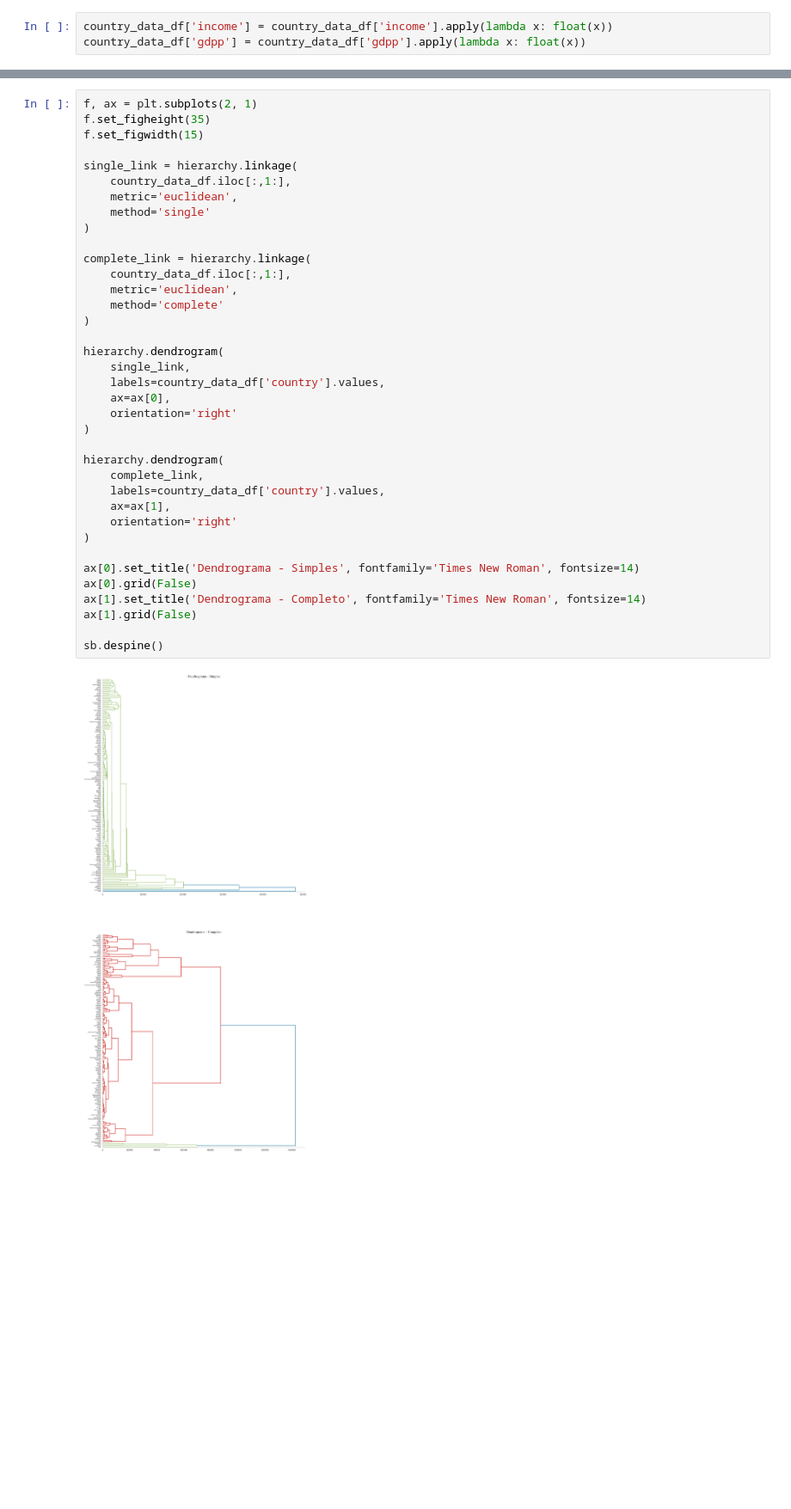
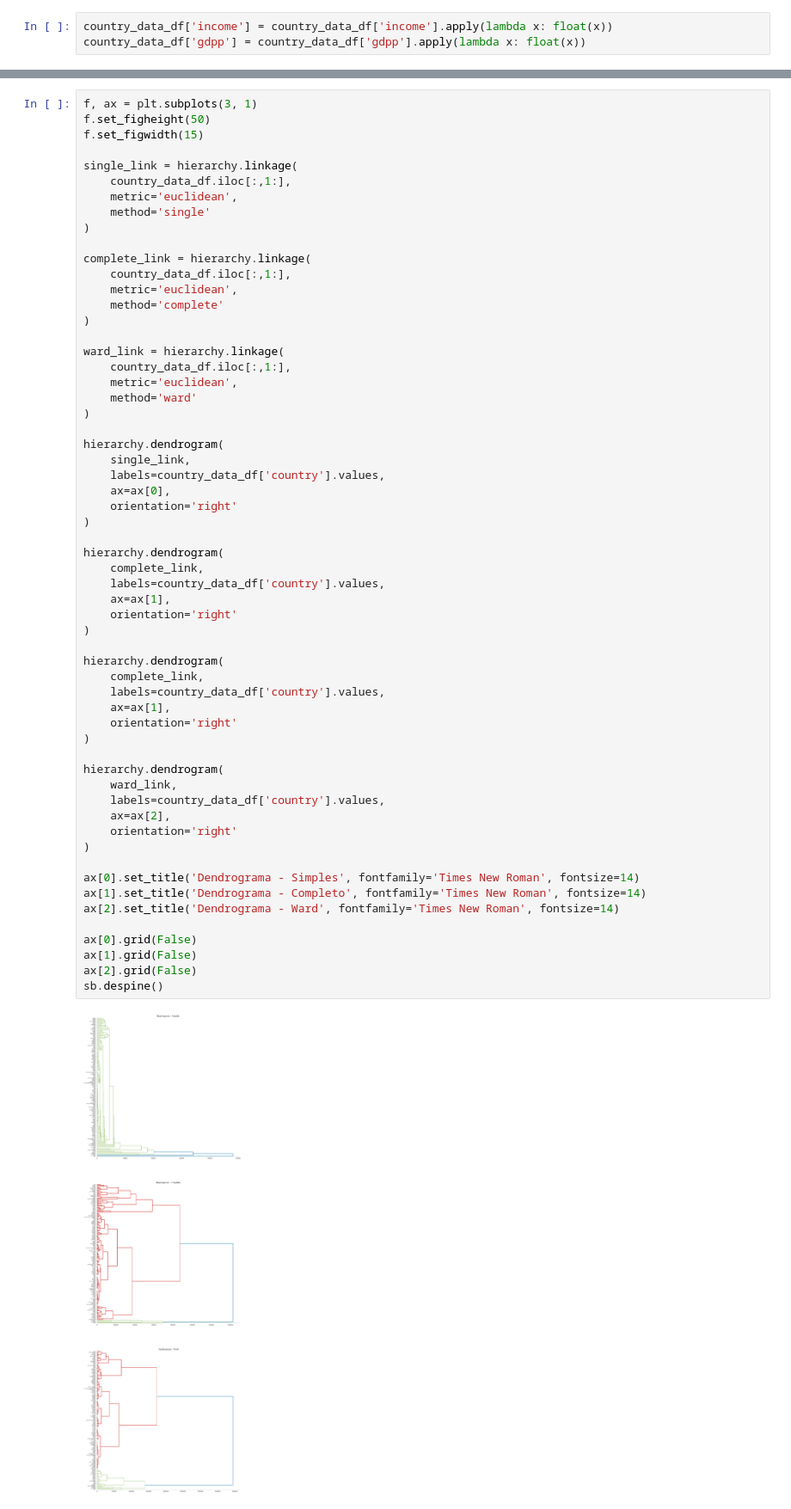
Before and after one commit to rabreu/Infnet-MIT-IA-Clustering-PD-25E4_2, a Jupyter notebook: Infnet-MIT-IA-Clustering-PdD001.ipynb, the cells around one changed output, grey strips where cells are left out. Shown at 86% size. Drawn from its saved outputs; the diff is of its cells as text; blank space fills up the shorter version.

```diff
--- a/Infnet-MIT-IA-Clustering-PdD001.ipynb
+++ b/Infnet-MIT-IA-Clustering-PdD001.ipynb
@@ -74,39 +85,61 @@ country_data_df.head()
 # %%
-f, ax = plt.subplots(2, 1)
-f.set_figheight(35)
+f, ax = plt.subplots(3, 1)
+f.set_figheight(50)
 f.set_figwidth(15)
 
 single_link = hierarchy.linkage(
     country_data_df.iloc[:,1:],
     metric='euclidean',
     method='single'
 )
 
 complete_link = hierarchy.linkage(
     country_data_df.iloc[:,1:],
     metric='euclidean',
     method='complete'
+)
+
+ward_link = hierarchy.linkage(
+    country_data_df.iloc[:,1:],
+    metric='euclidean',
+    method='ward'
 )
 
 hierarchy.dendrogram(
     single_link,
     labels=country_data_df['country'].values,
     ax=ax[0],
     orientation='right'
 )
 
 hierarchy.dendrogram(
     complete_link,
     labels=country_data_df['country'].values,
     ax=ax[1],
     orientation='right'
 )
 
+hierarchy.dendrogram(
+    complete_link,
+    labels=country_data_df['country'].values,
+    ax=ax[1],
+    orientation='right'
+)
+
+hierarchy.dendrogram(
+    ward_link,
+    labels=country_data_df['country'].values,
+    ax=ax[2],
+    orientation='right'
+)
+
 ax[0].set_title('Dendrograma - Simples', fontfamily='Times New Roman', fontsize=14)
+ax[1].set_title('Dendrograma - Completo', fontfamily='Times New Roman', fontsize=14)
+ax[2].set_title('Dendrograma - Ward', fontfamily='Times New Roman', fontsize=14)
+
 ax[0].grid(False)
-ax[1].set_title('Dendrograma - Completo', fontfamily='Times New Roman', fontsize=14)
 ax[1].grid(False)
-
+ax[2].grid(False)
 sb.despine()
 # %% [output]
-[figure, old version]
+[figure, new version]
```
Also changed, not shown: parts of 20 cells of this notebook.
